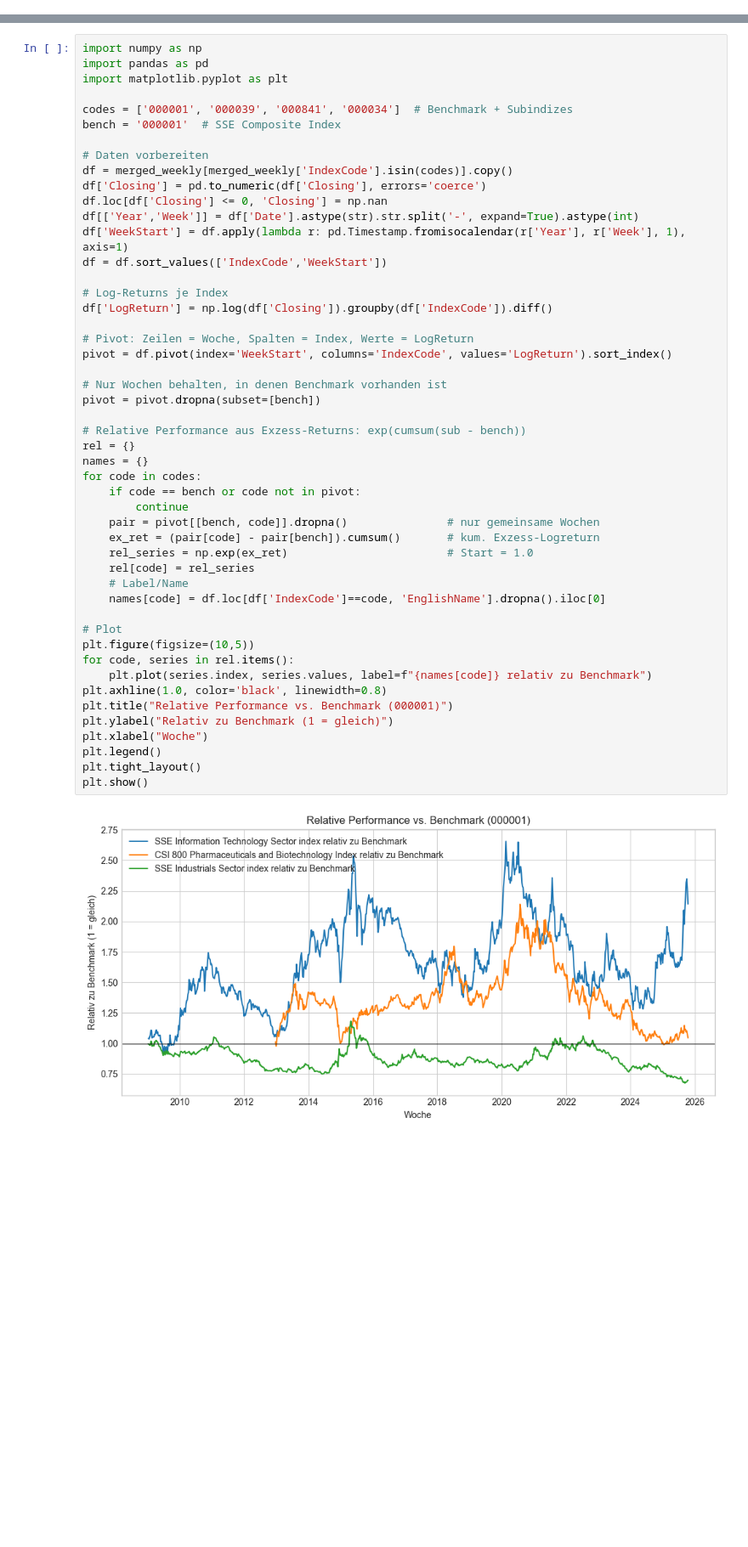
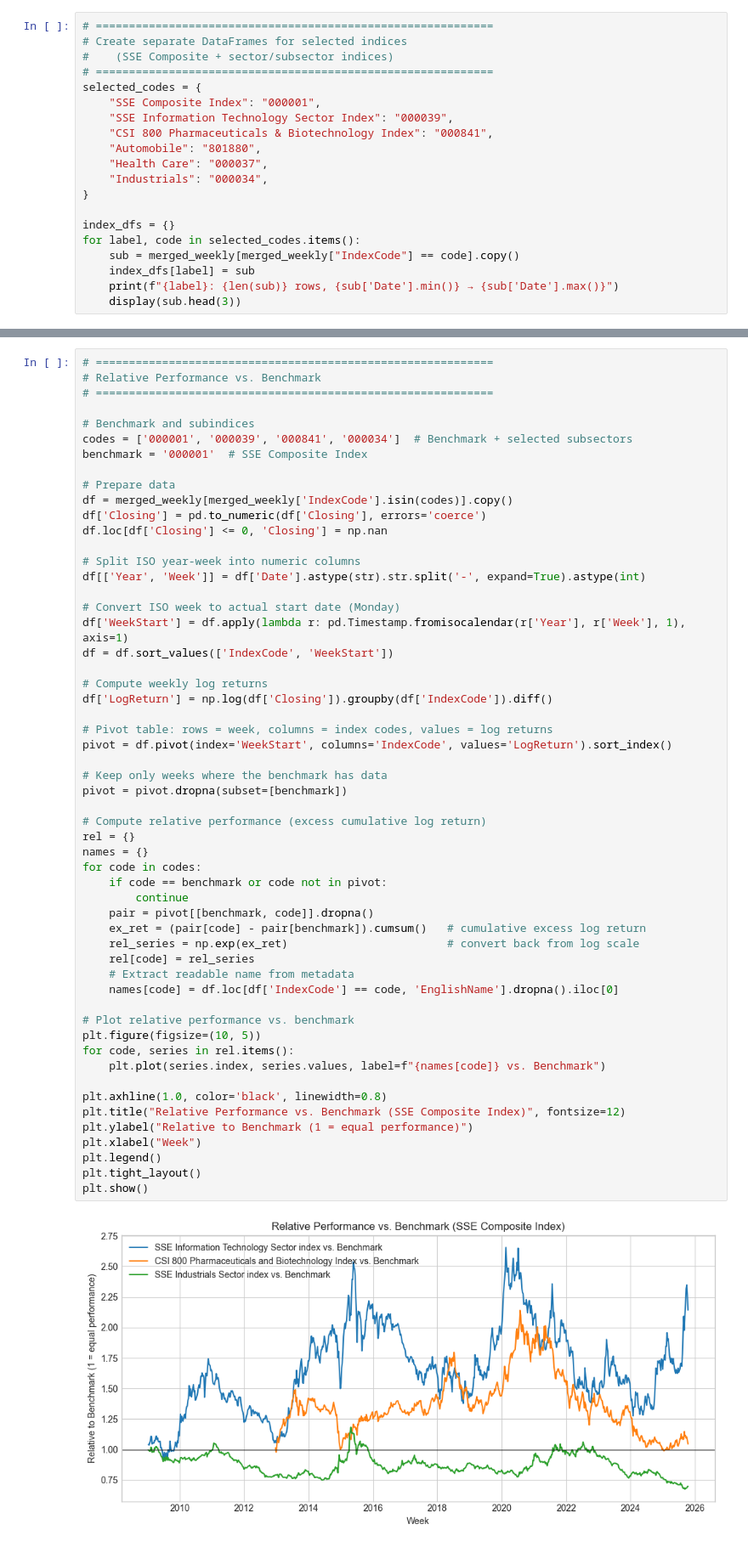
Before and after one commit to N4ims/mandarin-momentum, a Jupyter notebook: data_CN.ipynb, the cells around one changed output, grey strips where cells are left out. Shown at 85% size. Saved outputs shown, nothing was run; the diff lists cells and outputs as text; blank space fills up the shorter version.

```diff
--- a/data_CN.ipynb
+++ b/data_CN.ipynb
@@ -201,0 +76,20 @@ for df_temp in [df_sse_composite, df_sse_it_sector, df_csi_pharma_bio, df_automo
+# %%
+# ============================================================
+# Create separate DataFrames for selected indices
+#    (SSE Composite + sector/subsector indices)
+# ============================================================
+selected_codes = {
+    "SSE Composite Index": "000001",
+    "SSE Information Technology Sector Index": "000039",
+    "CSI 800 Pharmaceuticals & Biotechnology Index": "000841",
+    "Automobile": "801880",
+    "Health Care": "000037",
+    "Industrials": "000034",
+}
+
+index_dfs = {}
+for label, code in selected_codes.items():
+    sub = merged_weekly[merged_weekly["IndexCode"] == code].copy()
+    index_dfs[label] = sub
+    print(f"{label}: {len(sub)} rows, {sub['Date'].min()} → {sub['Date'].max()}")
+    display(sub.head(3))
@@ -588,52 +256,58 @@ for code in target_codes:
 # %%
-import numpy as np
-import pandas as pd
-import matplotlib.pyplot as plt
+# ============================================================
+# Relative Performance vs. Benchmark
+# ============================================================
 
-codes = ['000001', '000039', '000841', '000034']  # Benchmark + Subindizes
-bench = '000001'  # SSE Composite Index
+# Benchmark and subindices
+codes = ['000001', '000039', '000841', '000034']  # Benchmark + selected subsectors
+benchmark = '000001'  # SSE Composite Index
 
-# Daten vorbereiten
+# Prepare data
 df = merged_weekly[merged_weekly['IndexCode'].isin(codes)].copy()
 df['Closing'] = pd.to_numeric(df['Closing'], errors='coerce')
 df.loc[df['Closing'] <= 0, 'Closing'] = np.nan
-df[['Year','Week']] = df['Date'].astype(str).str.split('-', expand=True).astype(int)
+
+# Split ISO year-week into numeric columns
+df[['Year', 'Week']] = df['Date'].astype(str).str.split('-', expand=True).astype(int)
+
+# Convert ISO week to actual start date (Monday)
 df['WeekStart'] = df.apply(lambda r: pd.Timestamp.fromisocalendar(r['Year'], r['Week'], 1), axis=1)
-df = df.sort_values(['IndexCode','WeekStart'])
+df = df.sort_values(['IndexCode', 'WeekStart'])
 
-# Log-Returns je Index
+# Compute weekly log returns
 df['LogReturn'] = np.log(df['Closing']).groupby(df['IndexCode']).diff()
 
-# Pivot: Zeilen = Woche, Spalten = Index, Werte = LogReturn
+# Pivot table: rows = week, columns = index codes, values = log returns
 pivot = df.pivot(index='WeekStart', columns='IndexCode', values='LogReturn').sort_index()
 
-# Nur Wochen behalten, in denen Benchmark vorhanden ist
-pivot = pivot.dropna(subset=[bench])
+# Keep only weeks where the benchmark has data
+pivot = pivot.dropna(subset=[benchmark])
 
-# Relative Performance aus Exzess-Returns: exp(cumsum(sub - bench))
+# Compute relative performance (excess cumulative log return)
 rel = {}
 names = {}
 for code in codes:
-    if code == bench or code not in pivot:
+    if code == benchmark or code not in pivot:
         continue
-    pair = pivot[[bench, code]].dropna()               # nur gemeinsame Wochen
-    ex_ret = (pair[code] - pair[bench]).cumsum()       # kum. Exzess-Logreturn
-    rel_series = np.exp(ex_ret)                        # Start = 1.0
+    pair = pivot[[benchmark, code]].dropna()
+    ex_ret = (pair[code] - pair[benchmark]).cumsum()   # cumulative excess log return
+    rel_series = np.exp(ex_ret)                        # convert back from log scale
     rel[code] = rel_series
-    # Label/Name
-    names[code] = df.loc[df['IndexCode']==code, 'EnglishName'].dropna().iloc[0]
+    # Extract readable name from metadata
+    names[code] = df.loc[df['IndexCode'] == code, 'EnglishName'].dropna().iloc[0]
 
-# Plot
-plt.figure(figsize=(10,5))
+# Plot relative performance vs. benchmark
+plt.figure(figsize=(10, 5))
 for code, series in rel.items():
-    plt.plot(series.index, series.values, label=f"{names[code]} relativ zu Benchmark")
+    plt.plot(series.index, series.values, label=f"{names[code]} vs. Benchmark")
+
 plt.axhline(1.0, color='black', linewidth=0.8)
-plt.title("Relative Performance vs. Benchmark (000001)")
-plt.ylabel("Relativ zu Benchmark (1 = gleich)")
-plt.xlabel("Woche")
+plt.title("Relative Performance vs. Benchmark (SSE Composite Index)", fontsize=12)
+plt.ylabel("Relative to Benchmark (1 = equal performance)")
+plt.xlabel("Week")
 plt.legend()
 plt.tight_layout()
 plt.show()
 # %% [output]
-[figure, old version]
+[figure, new version]
 # %%
```
Also changed, not shown: parts of 17 cells of this notebook, 3 other files.
